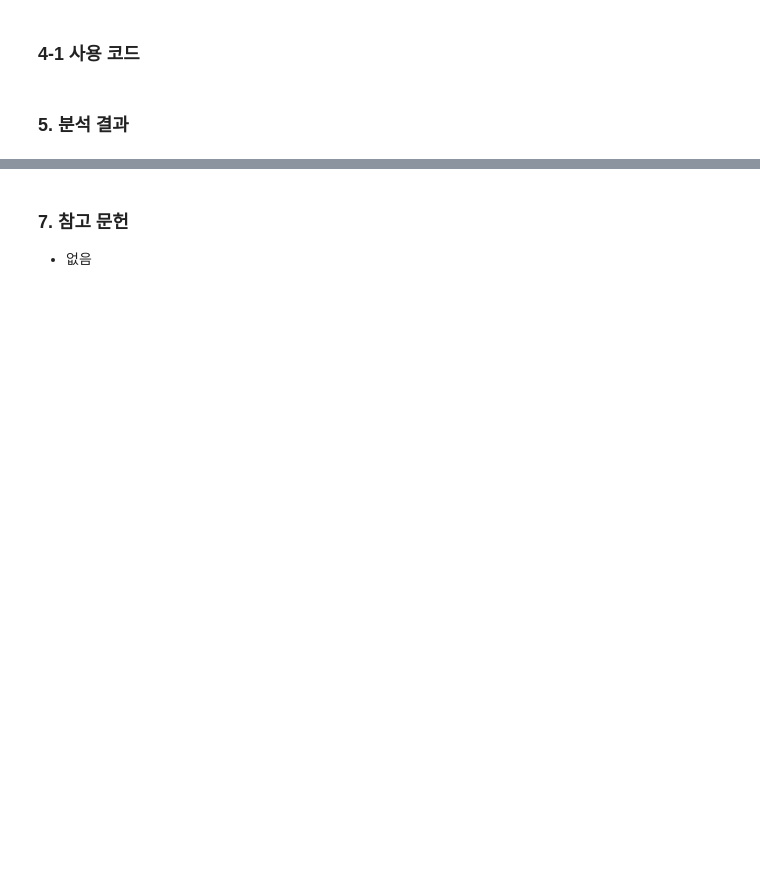
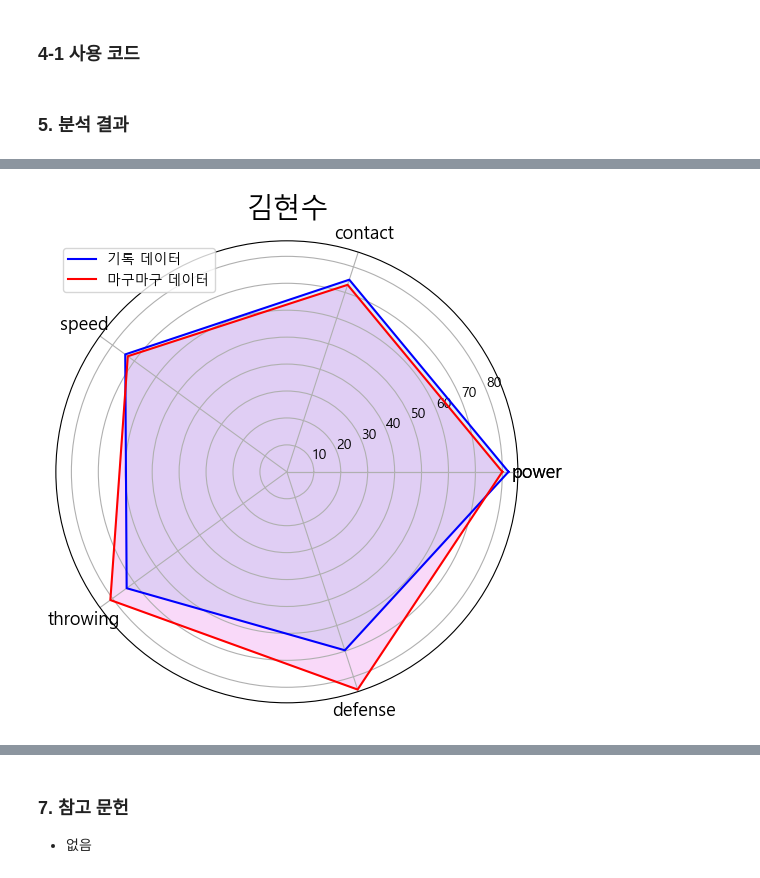
Before and after one commit to GbLeem/KBO-stats-To-Game, a Jupyter notebook: termproject_final.ipynb, the cells around one changed output, grey strips where cells are left out. Drawn from its saved outputs; the diff is of its cells as text; code cells hidden in the pictures; blank space fills up the shorter version.

```diff
--- a/termproject_final.ipynb
+++ b/termproject_final.ipynb
@@ -104,0 +165,5 @@ def draw_all(self):
+# %%
+player_김현수 = d.OFPlayer(23,110,6) #김현수
+player_김현수.draw_all()
+# %% [output]
+[figure, added]
```
Also changed, not shown: parts of 19 cells of this notebook, 3 other files.
